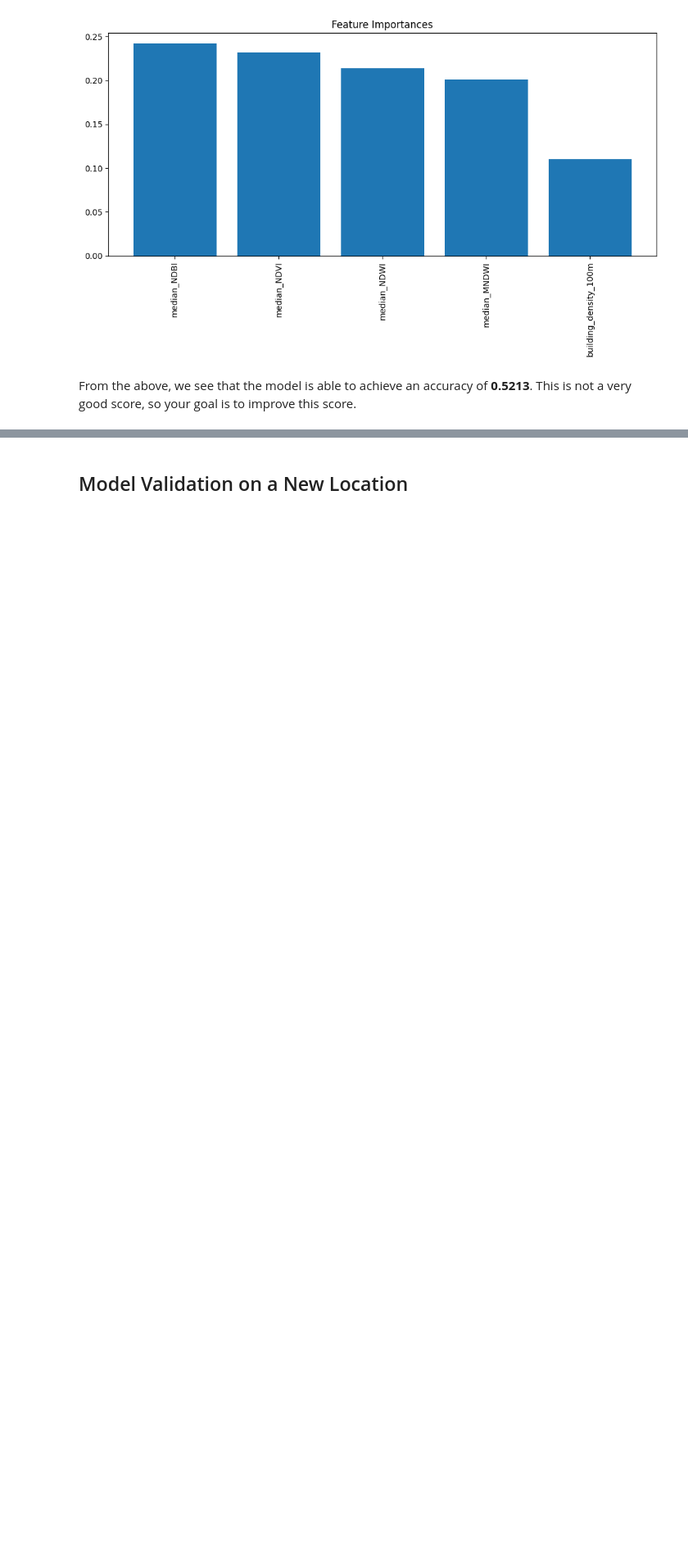
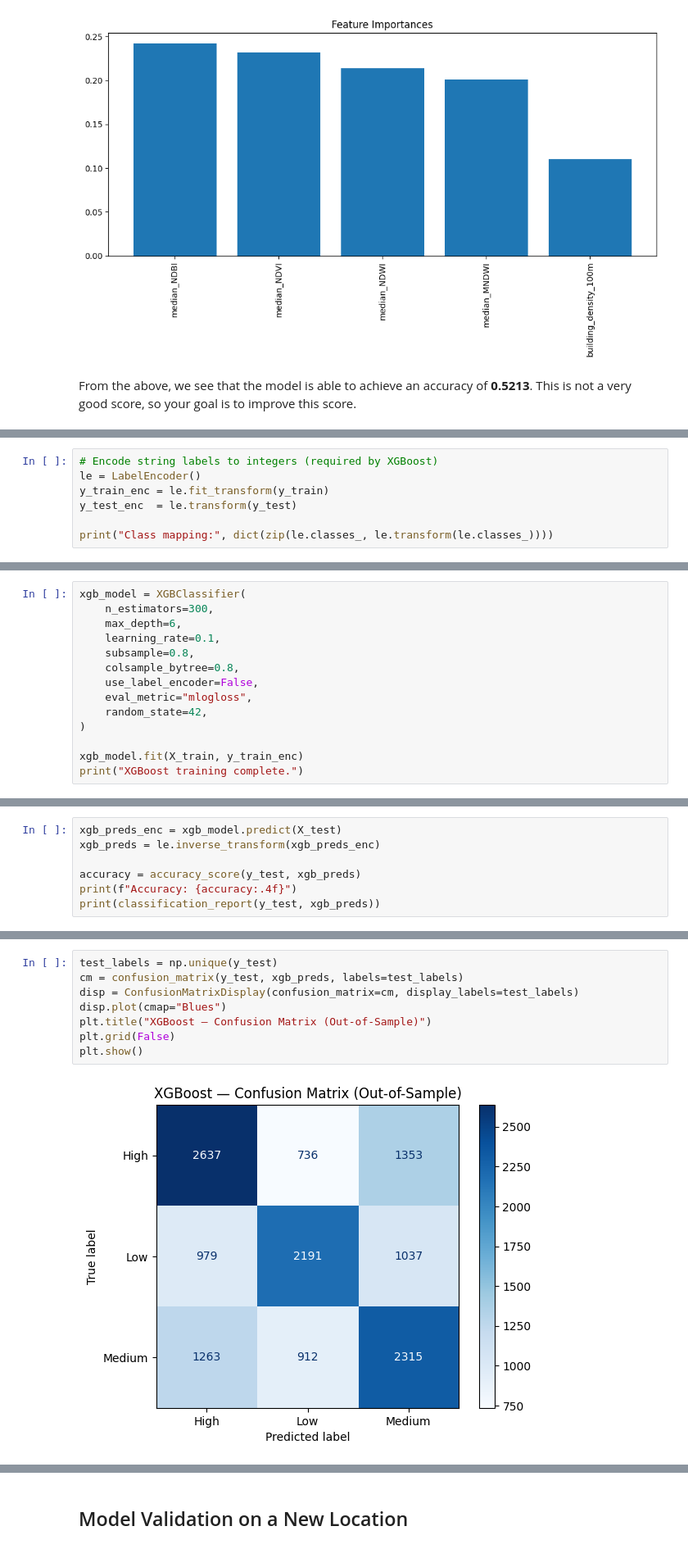
Before and after one commit to sushismith-lab/Urban_Heat_Project, a Jupyter notebook: Sample_Model_Notebook.ipynb, the cells around one changed output, grey strips where cells are left out. Shown at 82% size. Cells and saved outputs as stored; diff of their text form; blank space fills up the shorter version.

```diff
--- a/Sample_Model_Notebook.ipynb
+++ b/Sample_Model_Notebook.ipynb
@@ -534,0 +547,7 @@ From the above, we see that the model is able to achieve an accuracy of <b>0.521
+# %%
+# Encode string labels to integers (required by XGBoost)
+le = LabelEncoder()
+y_train_enc = le.fit_transform(y_train)
+y_test_enc  = le.transform(y_test)
+
+print("Class mapping:", dict(zip(le.classes_, le.transform(le.classes_))))
@@ -534,0 +556,14 @@ From the above, we see that the model is able to achieve an accuracy of <b>0.521
+# %%
+xgb_model = XGBClassifier(
+    n_estimators=300,
+    max_depth=6,
+    learning_rate=0.1,
+    subsample=0.8,
+    colsample_bytree=0.8,
+    use_label_encoder=False,
+    eval_metric="mlogloss",
+    random_state=42,
+)
+
+xgb_model.fit(X_train, y_train_enc)
+print("XGBoost training complete.")
@@ -534,0 +574,7 @@ From the above, we see that the model is able to achieve an accuracy of <b>0.521
+# %%
+xgb_preds_enc = xgb_model.predict(X_test)
+xgb_preds = le.inverse_transform(xgb_preds_enc)
+
+accuracy = accuracy_score(y_test, xgb_preds)
+print(f"Accuracy: {accuracy:.4f}")
+print(classification_report(y_test, xgb_preds))
@@ -534,0 +592,10 @@ From the above, we see that the model is able to achieve an accuracy of <b>0.521
+# %%
+test_labels = np.unique(y_test)
+cm = confusion_matrix(y_test, xgb_preds, labels=test_labels)
+disp = ConfusionMatrixDisplay(confusion_matrix=cm, display_labels=test_labels)
+disp.plot(cmap="Blues")
+plt.title("XGBoost — Confusion Matrix (Out-of-Sample)")
+plt.grid(False)
+plt.show()
+# %% [output]
+[figure, added]
```
Also changed, not shown: parts of 10 cells of this notebook, 1 other file.
